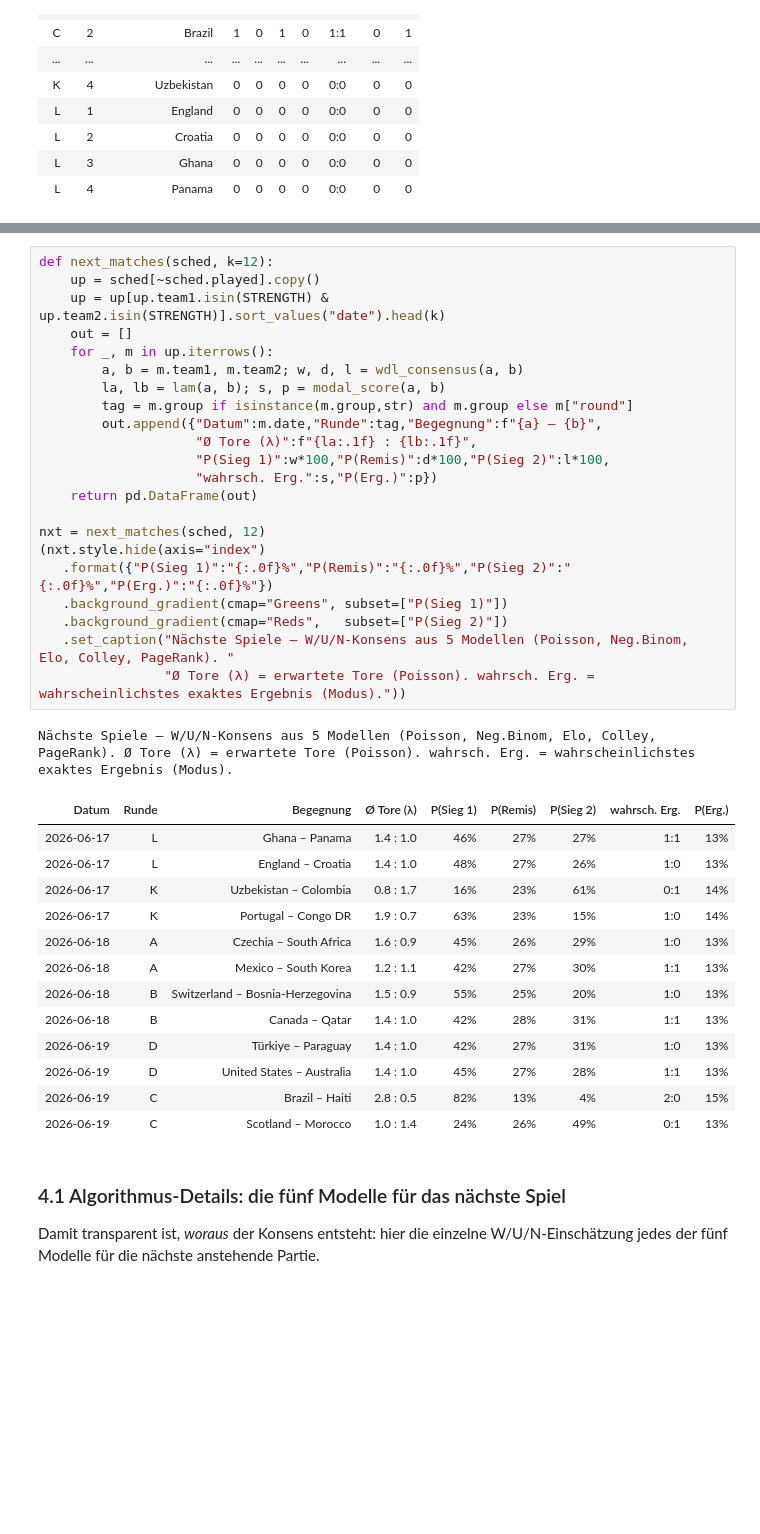
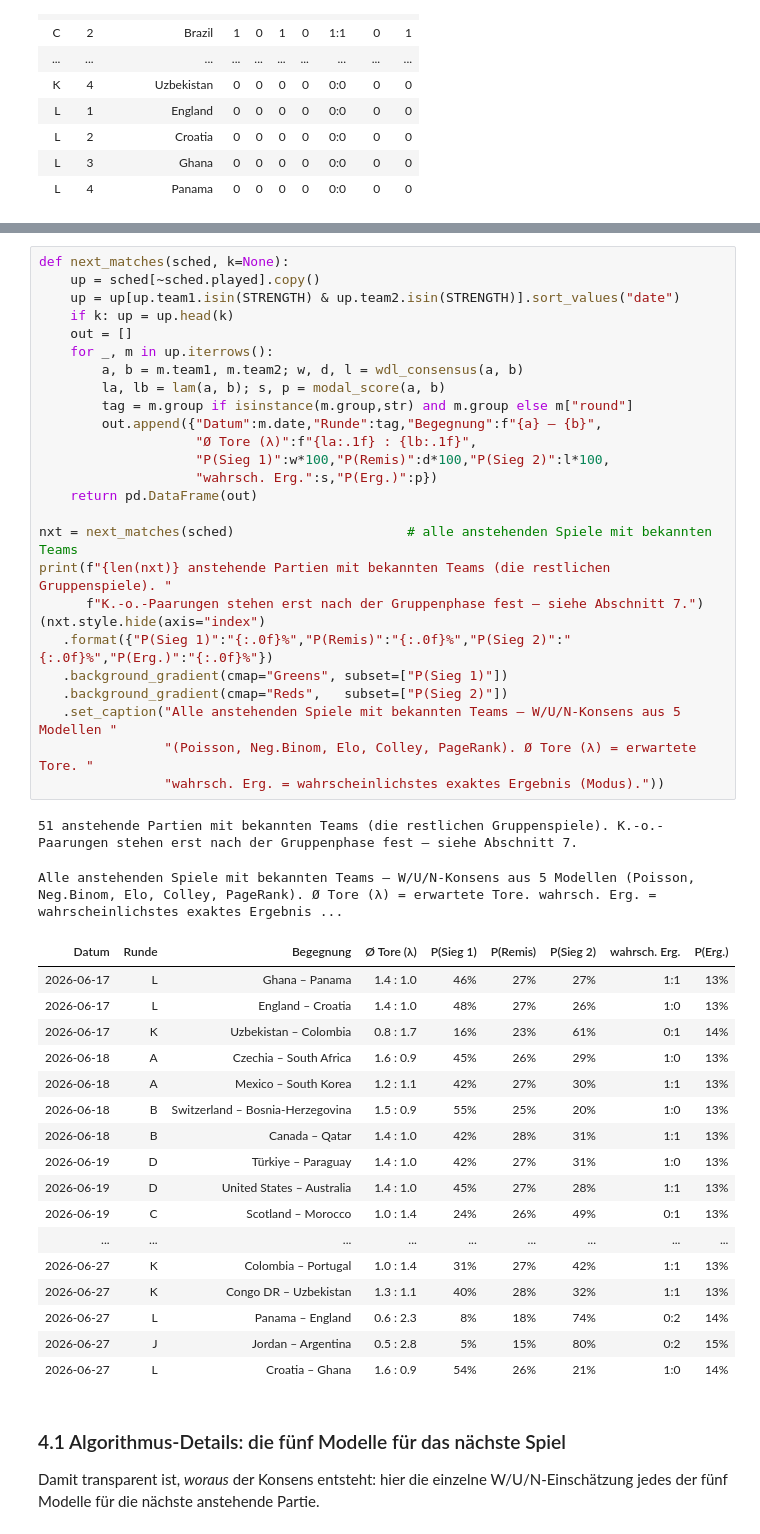
Before and after one commit to Deskaunedsei1983/wc2026-cl01, a Jupyter notebook: wc2026_live_update.ipynb, the cells around one changed output, grey strips where cells are left out. Drawn from its saved outputs; the diff is of its cells as text; blank space fills up the shorter version.

```diff
--- a/wc2026_live_update.ipynb
+++ b/wc2026_live_update.ipynb
@@ -285,40 +288,49 @@ wahrscheinlichsten exakten Ergebnis (Poisson).
 # %%
-def next_matches(sched, k=12):
+def next_matches(sched, k=None):
     up = sched[~sched.played].copy()
-    up = up[up.team1.isin(STRENGTH) & up.team2.isin(STRENGTH)].sort_values("date").head(k)
+    up = up[up.team1.isin(STRENGTH) & up.team2.isin(STRENGTH)].sort_values("date")
+    if k: up = up.head(k)
     out = []
     for _, m in up.iterrows():
         a, b = m.team1, m.team2; w, d, l = wdl_consensus(a, b)
         la, lb = lam(a, b); s, p = modal_score(a, b)
         tag = m.group if isinstance(m.group,str) and m.group else m["round"]
         out.append({"Datum":m.date,"Runde":tag,"Begegnung":f"{a} – {b}",
                     "Ø Tore (λ)":f"{la:.1f} : {lb:.1f}",
                     "P(Sieg 1)":w*100,"P(Remis)":d*100,"P(Sieg 2)":l*100,
                     "wahrsch. Erg.":s,"P(Erg.)":p})
     return pd.DataFrame(out)
 
-nxt = next_matches(sched, 12)
+nxt = next_matches(sched)                      # alle anstehenden Spiele mit bekannten Teams
+print(f"{len(nxt)} anstehende Partien mit bekannten Teams (die restlichen Gruppenspiele). "
+      f"K.-o.-Paarungen stehen erst nach der Gruppenphase fest — siehe Abschnitt 7.")
 (nxt.style.hide(axis="index")
    .format({"P(Sieg 1)":"{:.0f}%","P(Remis)":"{:.0f}%","P(Sieg 2)":"{:.0f}%","P(Erg.)":"{:.0f}%"})
    .background_gradient(cmap="Greens", subset=["P(Sieg 1)"])
    .background_gradient(cmap="Reds",   subset=["P(Sieg 2)"])
-   .set_caption("Nächste Spiele — W/U/N-Konsens aus 5 Modellen (Poisson, Neg.Binom, Elo, Colley, PageRank). "
-                "Ø Tore (λ) = erwartete Tore (Poisson). wahrsch. Erg. = wahrscheinlichstes exaktes Ergebnis (Modus)."))
+   .set_caption("Alle anstehenden Spiele mit bekannten Teams — W/U/N-Konsens aus 5 Modellen "
+                "(Poisson, Neg.Binom, Elo, Colley, PageRank). Ø Tore (λ) = erwartete Tore. "
+                "wahrsch. Erg. = wahrscheinlichstes exaktes Ergebnis (Modus)."))
 # %% [output]
-Nächste Spiele — W/U/N-Konsens aus 5 Modellen (Poisson, Neg.Binom, Elo, Colley, PageRank). Ø Tore (λ) = erwartete Tore (Poisson). wahrsch. Erg. = wahrscheinlichstes exaktes Ergebnis (Modus).
+51 anstehende Partien mit bekannten Teams (die restlichen Gruppenspiele). K.-o.-Paarungen stehen erst nach der Gruppenphase fest — siehe Abschnitt 7.
+Alle anstehenden Spiele mit bekannten Teams — W/U/N-Konsens aus 5 Modellen (Poisson, Neg.Binom, Elo, Colley, PageRank). Ø Tore (λ) = erwartete Tore. wahrsch. Erg. = wahrscheinlichstes exaktes Ergebnis ...
 | Datum | Runde | Begegnung | Ø Tore (λ) | P(Sieg 1) | P(Remis) | P(Sieg 2) | wahrsch. Erg. | P(Erg.) |
 | 2026-06-17 | L | Ghana – Panama | 1.4 : 1.0 | 46% | 27% | 27% | 1:1 | 13% |
 | 2026-06-17 | L | England – Croatia | 1.4 : 1.0 | 48% | 27% | 26% | 1:0 | 13% |
 | 2026-06-17 | K | Uzbekistan – Colombia | 0.8 : 1.7 | 16% | 23% | 61% | 0:1 | 14% |
-| 2026-06-17 | K | Portugal – Congo DR | 1.9 : 0.7 | 63% | 23% | 15% | 1:0 | 14% |
 | 2026-06-18 | A | Czechia – South Africa | 1.6 : 0.9 | 45% | 26% | 29% | 1:0 | 13% |
 | 2026-06-18 | A | Mexico – South Korea | 1.2 : 1.1 | 42% | 27% | 30% | 1:1 | 13% |
 | 2026-06-18 | B | Switzerland – Bosnia-Herzegovina | 1.5 : 0.9 | 55% | 25% | 20% | 1:0 | 13% |
 | 2026-06-18 | B | Canada – Qatar | 1.4 : 1.0 | 42% | 28% | 31% | 1:1 | 13% |
 | 2026-06-19 | D | Türkiye – Paraguay | 1.4 : 1.0 | 42% | 27% | 31% | 1:0 | 13% |
 | 2026-06-19 | D | United States – Australia | 1.4 : 1.0 | 45% | 27% | 28% | 1:1 | 13% |
-| 2026-06-19 | C | Brazil – Haiti | 2.8 : 0.5 | 82% | 13% | 4% | 2:0 | 15% |
 | 2026-06-19 | C | Scotland – Morocco | 1.0 : 1.4 | 24% | 26% | 49% | 0:1 | 13% |
+| ... | ... | ... | ... | ... | ... | ... | ... | ... |
+| 2026-06-27 | K | Colombia – Portugal | 1.0 : 1.4 | 31% | 27% | 42% | 1:1 | 13% |
+| 2026-06-27 | K | Congo DR – Uzbekistan | 1.3 : 1.1 | 40% | 28% | 32% | 1:1 | 13% |
+| 2026-06-27 | L | Panama – England | 0.6 : 2.3 | 8% | 18% | 74% | 0:2 | 14% |
+| 2026-06-27 | J | Jordan – Argentina | 0.5 : 2.8 | 5% | 15% | 80% | 0:2 | 15% |
+| 2026-06-27 | L | Croatia – Ghana | 1.6 : 0.9 | 54% | 26% | 21% | 1:0 | 14% |
 # %% [markdown]
 ### 4.1 Algorithmus-Details: die fünf Modelle für das nächste Spiel
 
```
Also changed, not shown: parts of 10 cells of this notebook, 5 other files.
